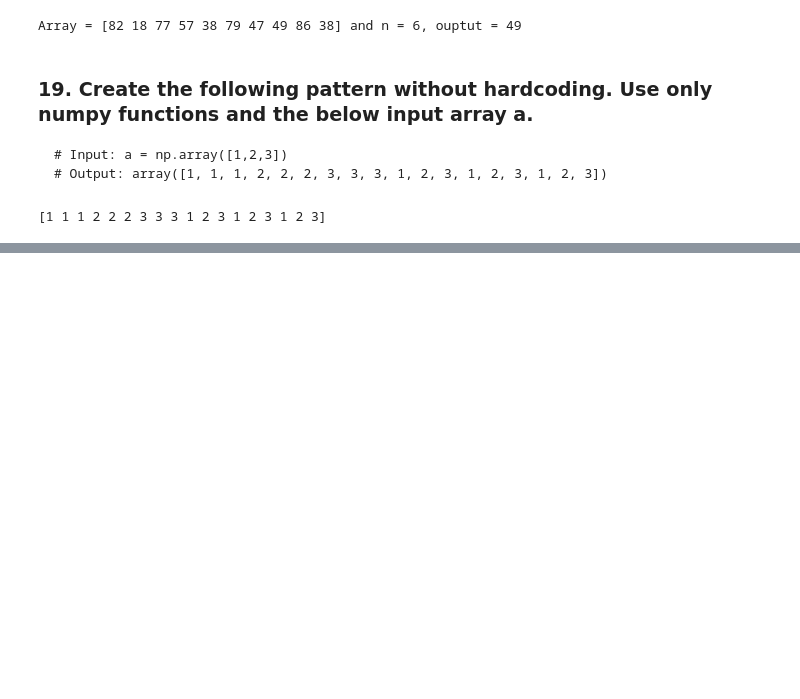
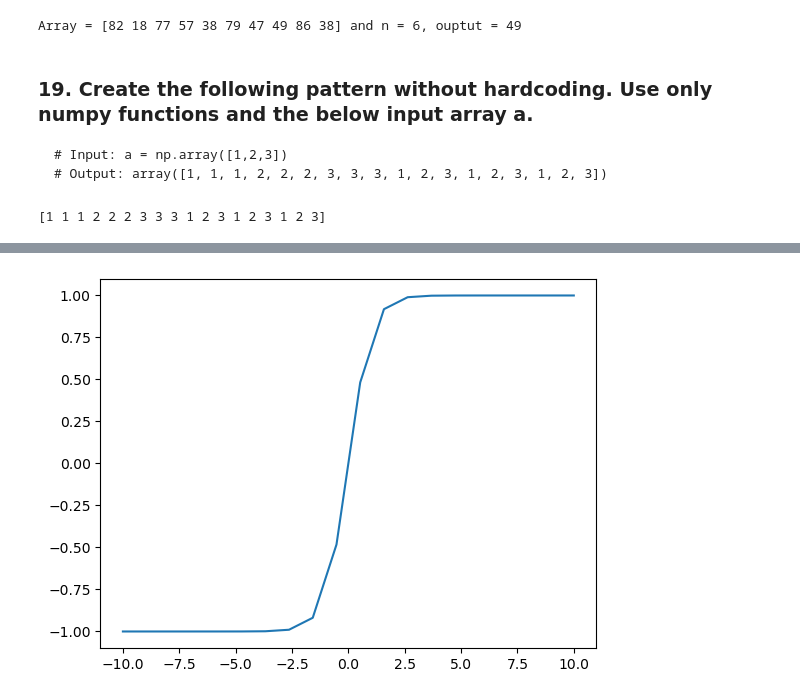
Before and after one commit to BilalAsifB/numpy_practice_questions, a Jupyter notebook: numpy_practice.ipynb, the cells around one changed output, grey strips where cells are left out. Drawn from its saved outputs; the diff is of its cells as text; code cells hidden in the pictures; blank space fills up the shorter version.

```diff
--- a/numpy_practice.ipynb
+++ b/numpy_practice.ipynb
@@ -575,0 +738,5 @@ print(pattern(a))
+# %%
+x = np.array([1,2,3,4]).reshape(-1, 1)
+y = np.array([5,6,7])
+c = cauchy_matrix(x, y)
+print(c)
@@ -575,0 +754,11 @@ print(pattern(a))
+# %%
+def tanh_func(x):
+    return (np.exp(x) - np.exp(-x)) / (np.exp(x) + np.exp(-x))
+# %%
+x = np.linspace(-10, 10, 20)
+y = tanh_func(x)
+
+plt.plot(x, y)
+plt.show()
+# %% [output]
+[figure, added]
```
Also changed, not shown: parts of 29 cells of this notebook.
